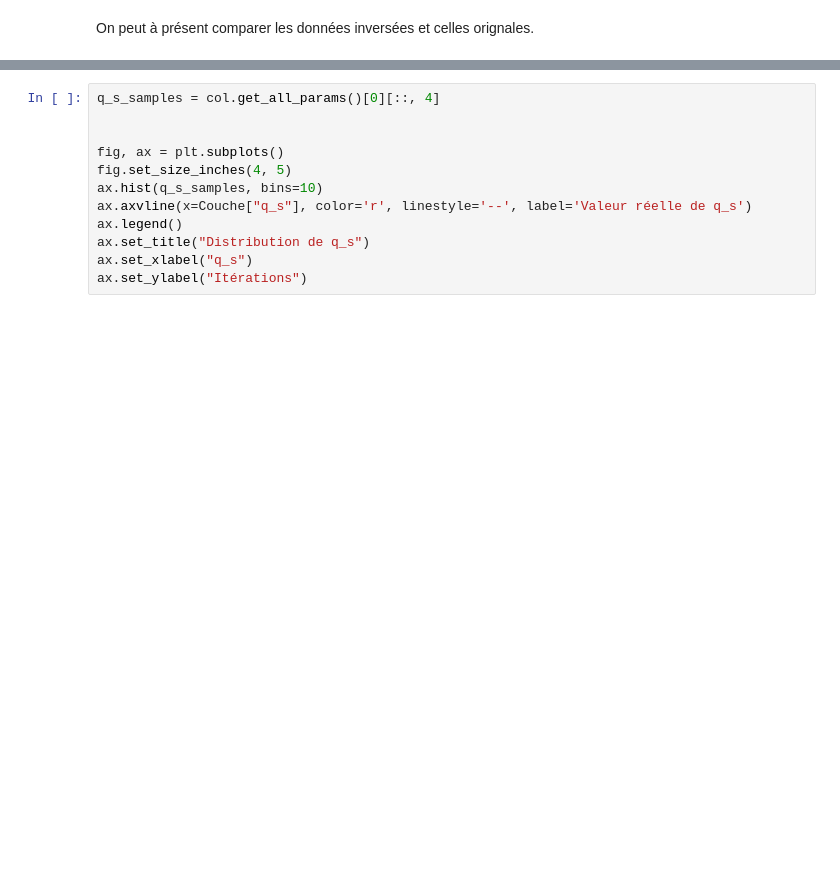
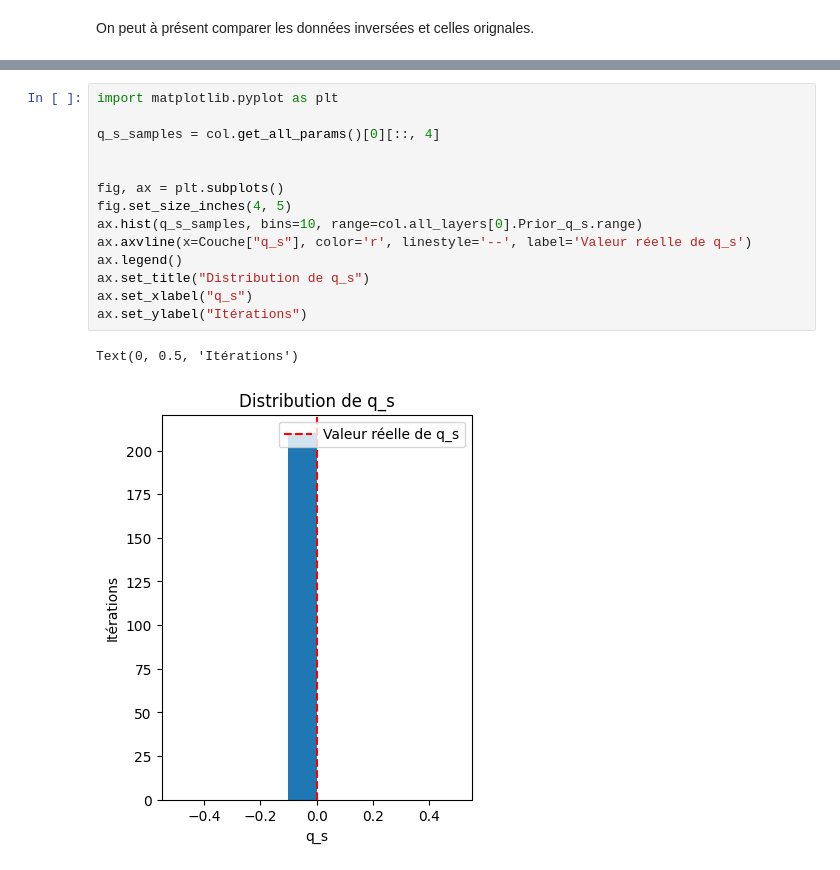
Before and after one commit to flipoyo/MOLONARI1D, a Jupyter notebook: pyheatmy/demoInversion.ipynb, the cells around one changed output, grey strips where cells are left out. Saved outputs shown, nothing was run; the diff lists cells and outputs as text; blank space fills up the shorter version.

```diff
--- a/pyheatmy/demoInversion.ipynb
+++ b/pyheatmy/demoInversion.ipynb
@@ -352,15 +374,20 @@ ValueError: probabilities contain NaN
 # %%
+import matplotlib.pyplot as plt
+
 q_s_samples = col.get_all_params()[0][::, 4]
 
 
 fig, ax = plt.subplots()
 fig.set_size_inches(4, 5)
-ax.hist(q_s_samples, bins=10)
+ax.hist(q_s_samples, bins=10, range=col.all_layers[0].Prior_q_s.range)
 ax.axvline(x=Couche["q_s"], color='r', linestyle='--', label='Valeur réelle de q_s')
 ax.legend()
 ax.set_title("Distribution de q_s")
 ax.set_xlabel("q_s")
 ax.set_ylabel("Itérations")
+# %% [output]
+Text(0, 0.5, 'Itérations')
+[figure, added]
 # %%
 import pandas as pd
 
```
Also changed, not shown: parts of 10 cells of this notebook.
